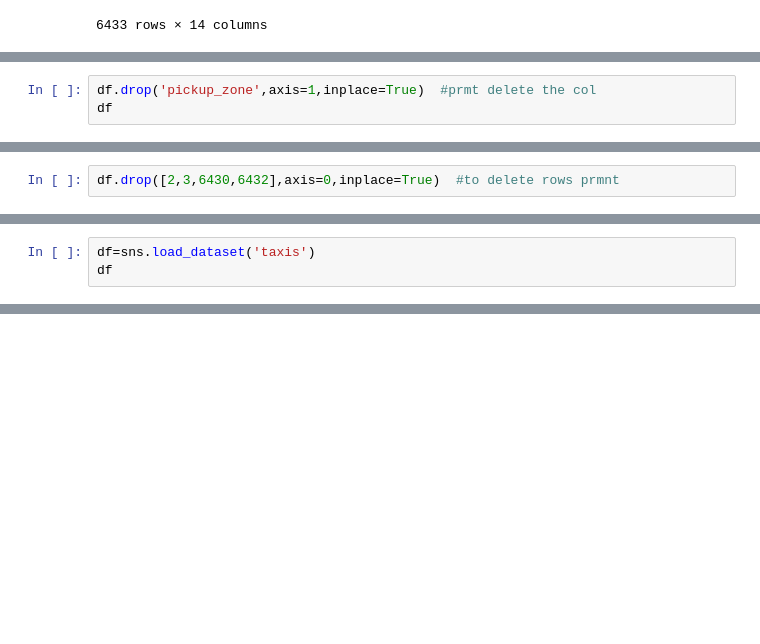
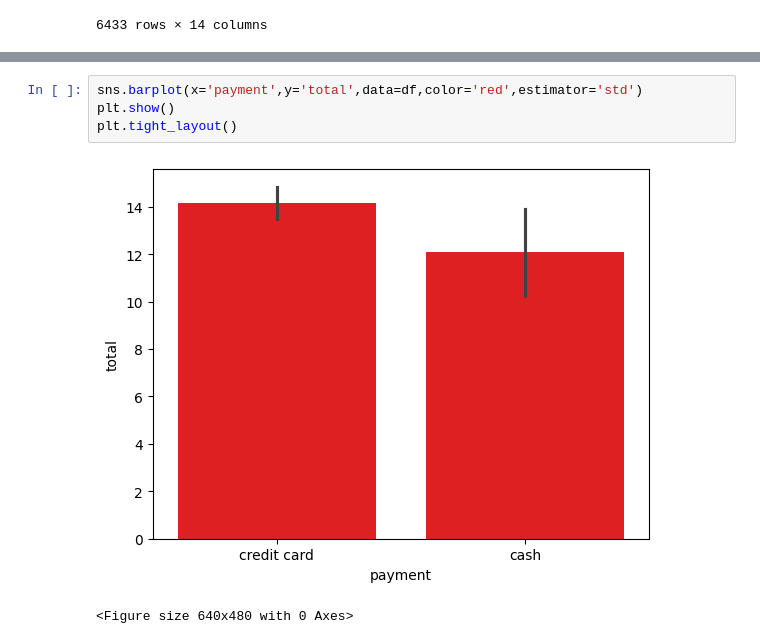
Before and after one commit to kalyannaik17/AD-class, a Jupyter notebook: day12.ipynb, the cells around one changed output, grey strips where cells are left out. Cells and saved outputs as stored; diff of their text form; blank space fills up the shorter version.

```diff
--- a/day12.ipynb
+++ b/day12.ipynb
@@ -172,3 +30,0 @@ df
-# %%
-df.drop('pickup_zone',axis=1,inplace=True)  #prmt delete the col
-df
@@ -189,2 +30,0 @@ df
-# %%
-df.drop([2,3,6430,6432],axis=0,inplace=True)  #to delete rows prmnt
@@ -207,3 +30,0 @@ df
-# %%
-df=sns.load_dataset('taxis')
-df
@@ -304,0 +31,7 @@ df[(df['payment']=='cash') & (df['total']>15)]
+# %%
+sns.barplot(x='payment',y='total',data=df,color='red',estimator='std')
+plt.show()
+plt.tight_layout()
+# %% [output]
+[figure, added]
+<Figure size 640x480 with 0 Axes>
```
Also changed, not shown: parts of 31 cells of this notebook.
